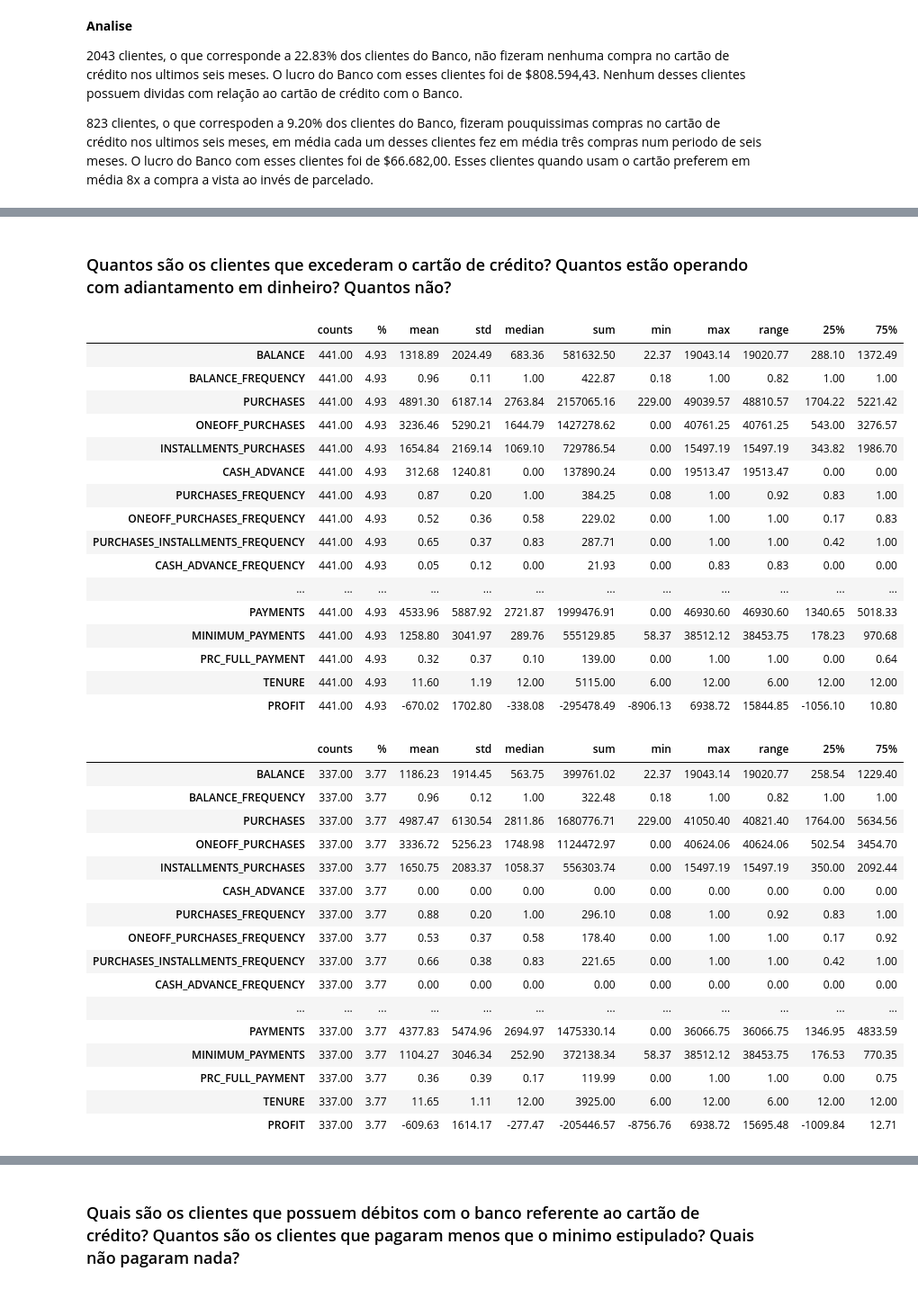
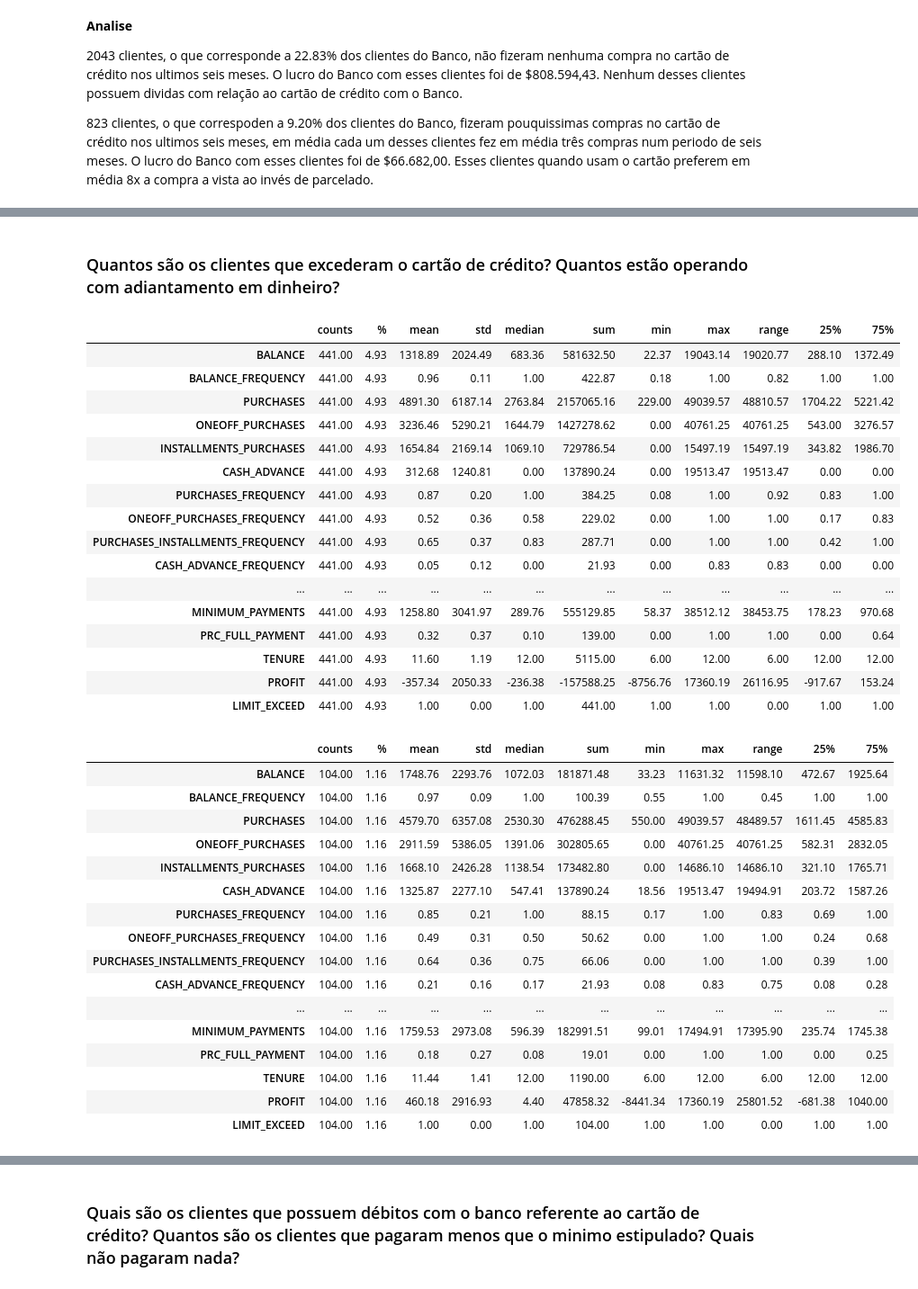
Before and after one commit to alyssonvidal/Bank-Marketing-Cluster, a Jupyter notebook: notebooks/part02_eda.ipynb, the cells around one changed output, grey strips where cells are left out. Shown at 90% size. Saved outputs shown, nothing was run; the diff lists cells and outputs as text; code cells hidden in the pictures.

```diff
--- a/notebooks/part02_eda.ipynb
+++ b/notebooks/part02_eda.ipynb
@@ -254,44 +195,44 @@ summary_stats(data_new.loc[(data_new.ONEOFF_PURCHASES_FREQUENCY == 0) & (data_ne
 # %% [markdown]
-### Quantos são os clientes que excederam o cartão de crédito? Quantos estão operando com adiantamento em dinheiro? Quantos não?
+### Quantos são os clientes que excederam o cartão de crédito? Quantos estão operando com adiantamento em dinheiro?
 # %%
 # Clientes que excederam o limite de crédito
 summary_stats(data_new.loc[(data_new.PURCHASES > data_new.CREDIT_LIMIT)])
 # Clientes que excederam o limite de crédito e não estão operando com adiantamento em dinheiro
-summary_stats(data_new.loc[(data_new.PURCHASES > data_new.CREDIT_LIMIT) & (data_new.CASH_ADVANCE == 0)])
+#summary_stats(data_new.loc[(data_new.PURCHASES > data_new.CREDIT_LIMIT) & (data_new.CASH_ADVANCE == 0)])
 # Clientes que excederam o limite de crédito e estão operando com adiantamento em dinheiro
 summary_stats(data_new.loc[(data_new.PURCHASES > data_new.CREDIT_LIMIT) & (data_new.CASH_ADVANCE > 0)])
 # %% [output]
 |  | counts | % | mean | std | median | sum | min | max | range | 25% | 75% |
 | BALANCE | 441.00 | 4.93 | 1318.89 | 2024.49 | 683.36 | 581632.50 | 22.37 | 19043.14 | 19020.77 | 288.10 | 1372.49 |
 | BALANCE_FREQUENCY | 441.00 | 4.93 | 0.96 | 0.11 | 1.00 | 422.87 | 0.18 | 1.00 | 0.82 | 1.00 | 1.00 |
 | PURCHASES | 441.00 | 4.93 | 4891.30 | 6187.14 | 2763.84 | 2157065.16 | 229.00 | 49039.57 | 48810.57 | 1704.22 | 5221.42 |
 | ONEOFF_PURCHASES | 441.00 | 4.93 | 3236.46 | 5290.21 | 1644.79 | 1427278.62 | 0.00 | 40761.25 | 40761.25 | 543.00 | 3276.57 |
 | INSTALLMENTS_PURCHASES | 441.00 | 4.93 | 1654.84 | 2169.14 | 1069.10 | 729786.54 | 0.00 | 15497.19 | 15497.19 | 343.82 | 1986.70 |
 | CASH_ADVANCE | 441.00 | 4.93 | 312.68 | 1240.81 | 0.00 | 137890.24 | 0.00 | 19513.47 | 19513.47 | 0.00 | 0.00 |
 | PURCHASES_FREQUENCY | 441.00 | 4.93 | 0.87 | 0.20 | 1.00 | 384.25 | 0.08 | 1.00 | 0.92 | 0.83 | 1.00 |
 | ONEOFF_PURCHASES_FREQUENCY | 441.00 | 4.93 | 0.52 | 0.36 | 0.58 | 229.02 | 0.00 | 1.00 | 1.00 | 0.17 | 0.83 |
 | PURCHASES_INSTALLMENTS_FREQUENCY | 441.00 | 4.93 | 0.65 | 0.37 | 0.83 | 287.71 | 0.00 | 1.00 | 1.00 | 0.42 | 1.00 |
 | CASH_ADVANCE_FREQUENCY | 441.00 | 4.93 | 0.05 | 0.12 | 0.00 | 21.93 | 0.00 | 0.83 | 0.83 | 0.00 | 0.00 |
 | ... | ... | ... | ... | ... | ... | ... | ... | ... | ... | ... | ... |
-| PAYMENTS | 441.00 | 4.93 | 4533.96 | 5887.92 | 2721.87 | 1999476.91 | 0.00 | 46930.60 | 46930.60 | 1340.65 | 5018.33 |
 | MINIMUM_PAYMENTS | 441.00 | 4.93 | 1258.80 | 3041.97 | 289.76 | 555129.85 | 58.37 | 38512.12 | 38453.75 | 178.23 | 970.68 |
 | PRC_FULL_PAYMENT | 441.00 | 4.93 | 0.32 | 0.37 | 0.10 | 139.00 | 0.00 | 1.00 | 1.00 | 0.00 | 0.64 |
 | TENURE | 441.00 | 4.93 | 11.60 | 1.19 | 12.00 | 5115.00 | 6.00 | 12.00 | 6.00 | 12.00 | 12.00 |
-| PROFIT | 441.00 | 4.93 | -670.02 | 1702.80 | -338.08 | -295478.49 | -8906.13 | 6938.72 | 15844.85 | -1056.10 | 10.80 |
+| PROFIT | 441.00 | 4.93 | -357.34 | 2050.33 | -236.38 | -157588.25 | -8756.76 | 17360.19 | 26116.95 | -917.67 | 153.24 |
+| LIMIT_EXCEED | 441.00 | 4.93 | 1.00 | 0.00 | 1.00 | 441.00 | 1.00 | 1.00 | 0.00 | 1.00 | 1.00 |
 |  | counts | % | mean | std | median | sum | min | max | range | 25% | 75% |
-| BALANCE | 337.00 | 3.77 | 1186.23 | 1914.45 | 563.75 | 399761.02 | 22.37 | 19043.14 | 19020.77 | 258.54 | 1229.40 |
-| BALANCE_FREQUENCY | 337.00 | 3.77 | 0.96 | 0.12 | 1.00 | 322.48 | 0.18 | 1.00 | 0.82 | 1.00 | 1.00 |
-| PURCHASES | 337.00 | 3.77 | 4987.47 | 6130.54 | 2811.86 | 1680776.71 | 229.00 | 41050.40 | 40821.40 | 1764.00 | 5634.56 |
-| ONEOFF_PURCHASES | 337.00 | 3.77 | 3336.72 | 5256.23 | 1748.98 | 1124472.97 | 0.00 | 40624.06 | 40624.06 | 502.54 | 3454.70 |
-| INSTALLMENTS_PURCHASES | 337.00 | 3.77 | 1650.75 | 2083.37 | 1058.37 | 556303.74 | 0.00 | 15497.19 | 15497.19 | 350.00 | 2092.44 |
-| CASH_ADVANCE | 337.00 | 3.77 | 0.00 | 0.00 | 0.00 | 0.00 | 0.00 | 0.00 | 0.00 | 0.00 | 0.00 |
-| PURCHASES_FREQUENCY | 337.00 | 3.77 | 0.88 | 0.20 | 1.00 | 296.10 | 0.08 | 1.00 | 0.92 | 0.83 | 1.00 |
-| ONEOFF_PURCHASES_FREQUENCY | 337.00 | 3.77 | 0.53 | 0.37 | 0.58 | 178.40 | 0.00 | 1.00 | 1.00 | 0.17 | 0.92 |
-| PURCHASES_INSTALLMENTS_FREQUENCY | 337.00 | 3.77 | 0.66 | 0.38 | 0.83 | 221.65 | 0.00 | 1.00 | 1.00 | 0.42 | 1.00 |
-| CASH_ADVANCE_FREQUENCY | 337.00 | 3.77 | 0.00 | 0.00 | 0.00 | 0.00 | 0.00 | 0.00 | 0.00 | 0.00 | 0.00 |
+| BALANCE | 104.00 | 1.16 | 1748.76 | 2293.76 | 1072.03 | 181871.48 | 33.23 | 11631.32 | 11598.10 | 472.67 | 1925.64 |
+| BALANCE_FREQUENCY | 104.00 | 1.16 | 0.97 | 0.09 | 1.00 | 100.39 | 0.55 | 1.00 | 0.45 | 1.00 | 1.00 |
+| PURCHASES | 104.00 | 1.16 | 4579.70 | 6357.08 | 2530.30 | 476288.45 | 550.00 | 49039.57 | 48489.57 | 1611.45 | 4585.83 |
+| ONEOFF_PURCHASES | 104.00 | 1.16 | 2911.59 | 5386.05 | 1391.06 | 302805.65 | 0.00 | 40761.25 | 40761.25 | 582.31 | 2832.05 |
+| INSTALLMENTS_PURCHASES | 104.00 | 1.16 | 1668.10 | 2426.28 | 1138.54 | 173482.80 | 0.00 | 14686.10 | 14686.10 | 321.10 | 1765.71 |
+| CASH_ADVANCE | 104.00 | 1.16 | 1325.87 | 2277.10 | 547.41 | 137890.24 | 18.56 | 19513.47 | 19494.91 | 203.72 | 1587.26 |
+| PURCHASES_FREQUENCY | 104.00 | 1.16 | 0.85 | 0.21 | 1.00 | 88.15 | 0.17 | 1.00 | 0.83 | 0.69 | 1.00 |
+| ONEOFF_PURCHASES_FREQUENCY | 104.00 | 1.16 | 0.49 | 0.31 | 0.50 | 50.62 | 0.00 | 1.00 | 1.00 | 0.24 | 0.68 |
+| PURCHASES_INSTALLMENTS_FREQUENCY | 104.00 | 1.16 | 0.64 | 0.36 | 0.75 | 66.06 | 0.00 | 1.00 | 1.00 | 0.39 | 1.00 |
+| CASH_ADVANCE_FREQUENCY | 104.00 | 1.16 | 0.21 | 0.16 | 0.17 | 21.93 | 0.08 | 0.83 | 0.75 | 0.08 | 0.28 |
 | ... | ... | ... | ... | ... | ... | ... | ... | ... | ... | ... | ... |
-| PAYMENTS | 337.00 | 3.77 | 4377.83 | 5474.96 | 2694.97 | 1475330.14 | 0.00 | 36066.75 | 36066.75 | 1346.95 | 4833.59 |
-| MINIMUM_PAYMENTS | 337.00 | 3.77 | 1104.27 | 3046.34 | 252.90 | 372138.34 | 58.37 | 38512.12 | 38453.75 | 176.53 | 770.35 |
-| PRC_FULL_PAYMENT | 337.00 | 3.77 | 0.36 | 0.39 | 0.17 | 119.99 | 0.00 | 1.00 | 1.00 | 0.00 | 0.75 |
-| TENURE | 337.00 | 3.77 | 11.65 | 1.11 | 12.00 | 3925.00 | 6.00 | 12.00 | 6.00 | 12.00 | 12.00 |
-| PROFIT | 337.00 | 3.77 | -609.63 | 1614.17 | -277.47 | -205446.57 | -8756.76 | 6938.72 | 15695.48 | -1009.84 | 12.71 |
+| MINIMUM_PAYMENTS | 104.00 | 1.16 | 1759.53 | 2973.08 | 596.39 | 182991.51 | 99.01 | 17494.91 | 17395.90 | 235.74 | 1745.38 |
+| PRC_FULL_PAYMENT | 104.00 | 1.16 | 0.18 | 0.27 | 0.08 | 19.01 | 0.00 | 1.00 | 1.00 | 0.00 | 0.25 |
+| TENURE | 104.00 | 1.16 | 11.44 | 1.41 | 12.00 | 1190.00 | 6.00 | 12.00 | 6.00 | 12.00 | 12.00 |
+| PROFIT | 104.00 | 1.16 | 460.18 | 2916.93 | 4.40 | 47858.32 | -8441.34 | 17360.19 | 25801.52 | -681.38 | 1040.00 |
+| LIMIT_EXCEED | 104.00 | 1.16 | 1.00 | 0.00 | 1.00 | 104.00 | 1.00 | 1.00 | 0.00 | 1.00 | 1.00 |
```
Also changed, not shown: parts of 50 cells of this notebook, 3 other files.
